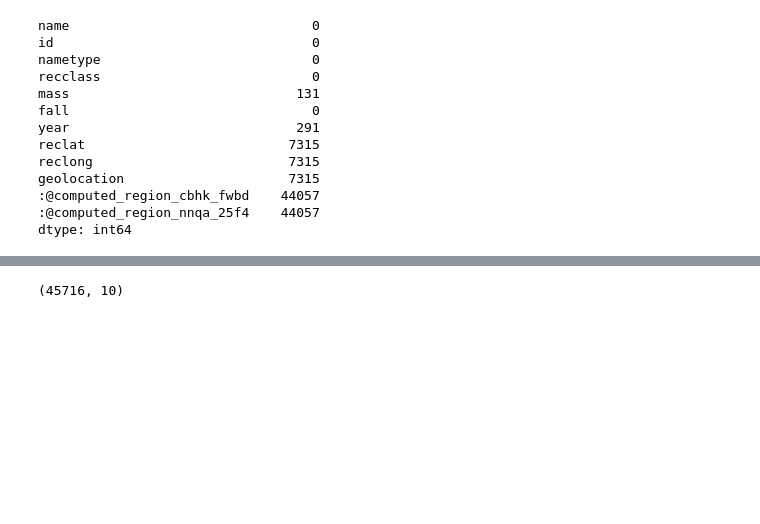
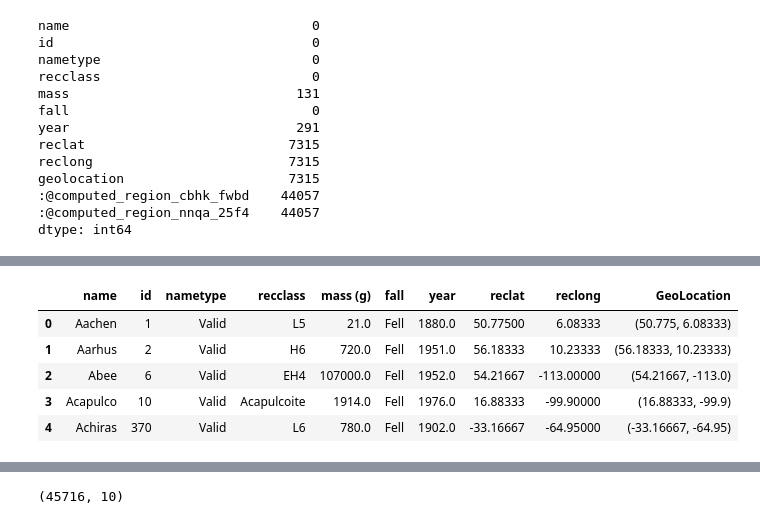
Before and after one commit to alecfei/meteorite-landing, a Jupyter notebook: Meteorite landing.ipynb, the cells around one changed output, grey strips where cells are left out. Drawn from its saved outputs; the diff is of its cells as text; code cells hidden in the pictures; blank space fills up the shorter version.

```diff
--- a/Meteorite landing.ipynb
+++ b/Meteorite landing.ipynb
@@ -96,0 +178,9 @@ dtype: int64
+# %%
+df1.head()
+# %% [output]
+|  | name | id | nametype | recclass | mass (g) | fall | year | reclat | reclong | GeoLocation |
+| 0 | Aachen | 1 | Valid | L5 | 21.0 | Fell | 1880.0 | 50.77500 | 6.08333 | (50.775, 6.08333) |
+| 1 | Aarhus | 2 | Valid | H6 | 720.0 | Fell | 1951.0 | 56.18333 | 10.23333 | (56.18333, 10.23333) |
+| 2 | Abee | 6 | Valid | EH4 | 107000.0 | Fell | 1952.0 | 54.21667 | -113.00000 | (54.21667, -113.0) |
+| 3 | Acapulco | 10 | Valid | Acapulcoite | 1914.0 | Fell | 1976.0 | 16.88333 | -99.90000 | (16.88333, -99.9) |
+| 4 | Achiras | 370 | Valid | L6 | 780.0 | Fell | 1902.0 | -33.16667 | -64.95000 | (-33.16667, -64.95) |
```
Also changed, not shown: parts of 23 cells of this notebook, 2 other files.
